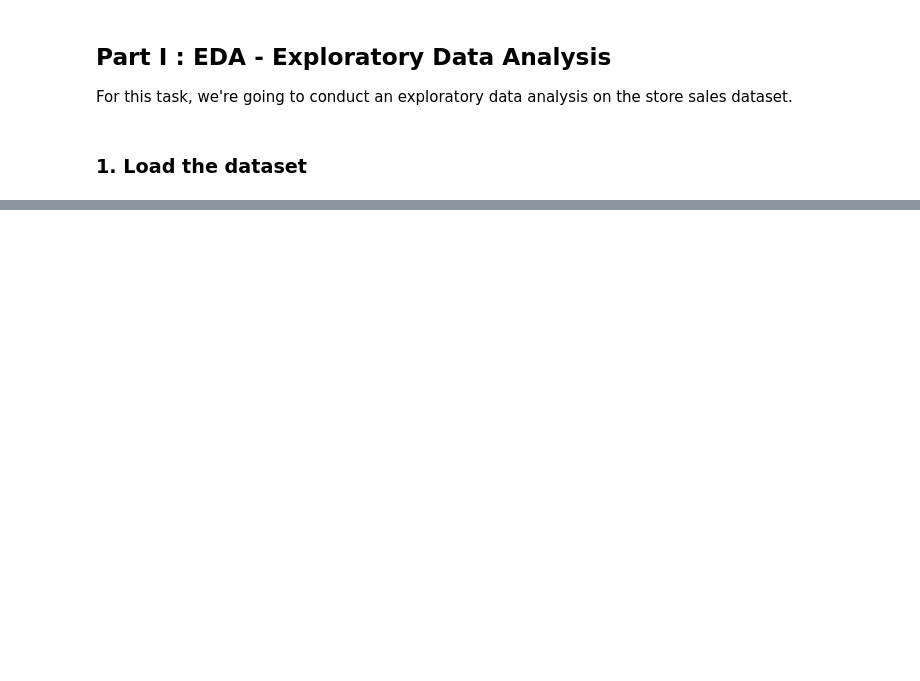
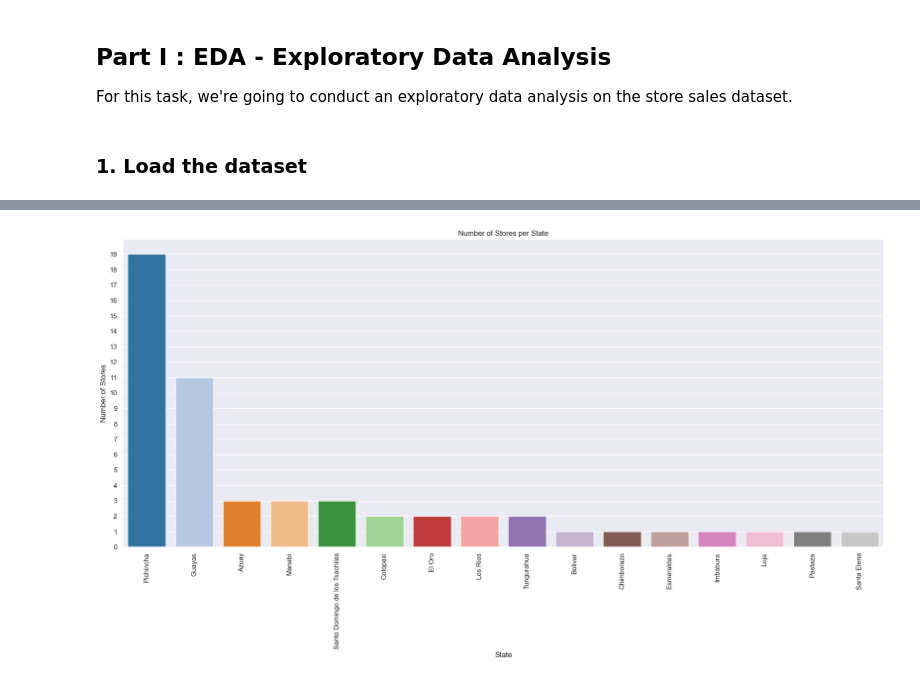
Before and after one commit to TeeNguyenDA/Store-Sales-Forecasting, a Jupyter notebook: notebooks/1_EDA.ipynb, the cells around one changed output, grey strips where cells are left out. Saved outputs shown, nothing was run; the diff lists cells and outputs as text; code cells hidden in the pictures; blank space fills up the shorter version.

```diff
--- a/notebooks/1_EDA.ipynb
+++ b/notebooks/1_EDA.ipynb
@@ -151,0 +166,20 @@ dtype: int64
+# %%
+# Count the number of stores in each state
+store_count = store_df.groupby('state').store_nbr.nunique().sort_values(ascending=False).reset_index()
+
+# Plotting
+plt.figure(figsize=(18,10))
+sns.barplot(data=store_count, x='state', y='store_nbr', palette='tab20')
+
+# Setting whole number units for y-axis
+max_stores = store_count['store_nbr'].max()
+plt.yticks(list(range(0, max_stores + 1)))
+
+plt.title('Number of Stores per State')
+plt.ylabel('Number of Stores')
+plt.xlabel('State')
+plt.xticks(rotation=90)
+plt.tight_layout()
+plt.show()
+# %% [output]
+[figure, added]
```
Also changed, not shown: parts of 81 cells of this notebook, 2 other files.
